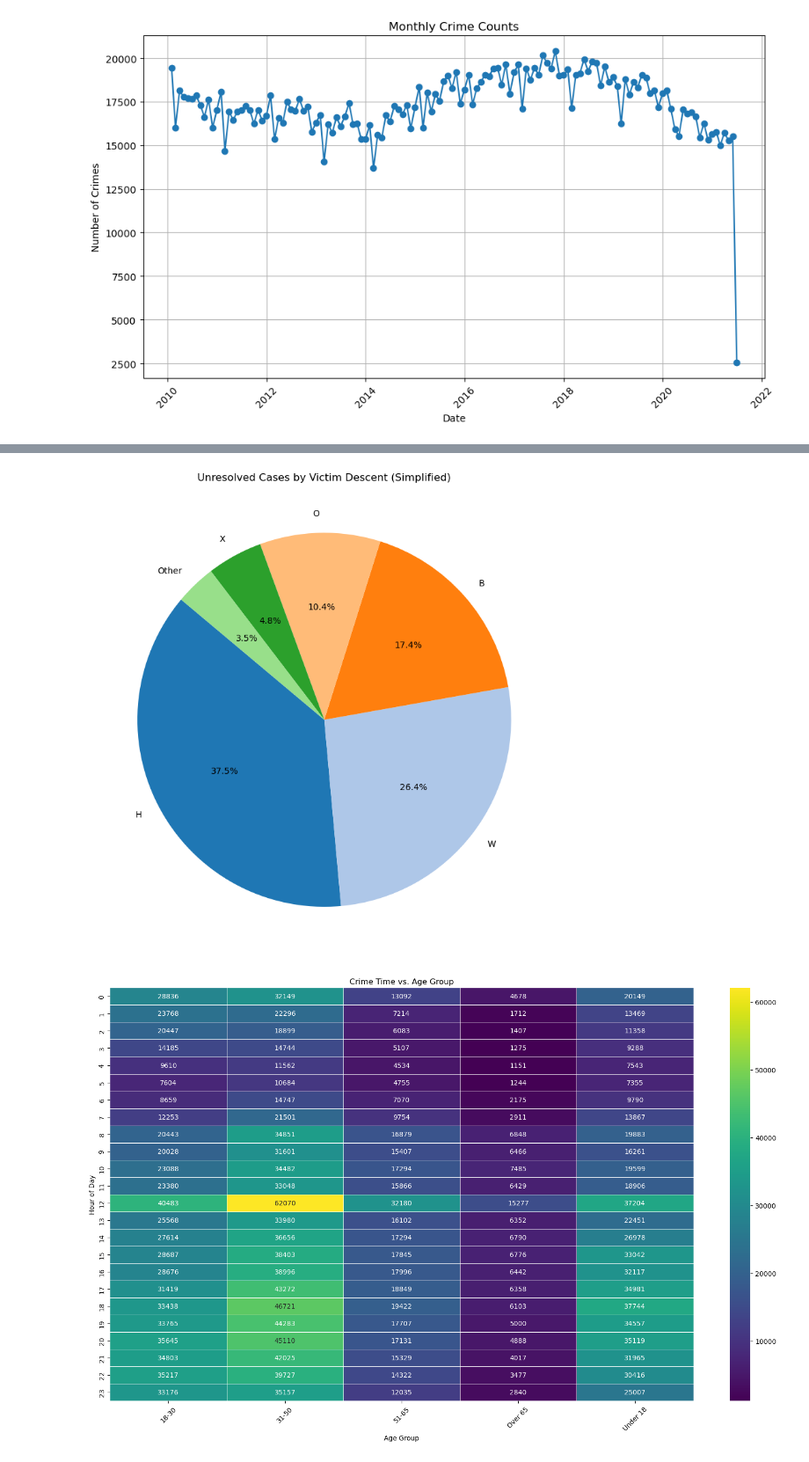
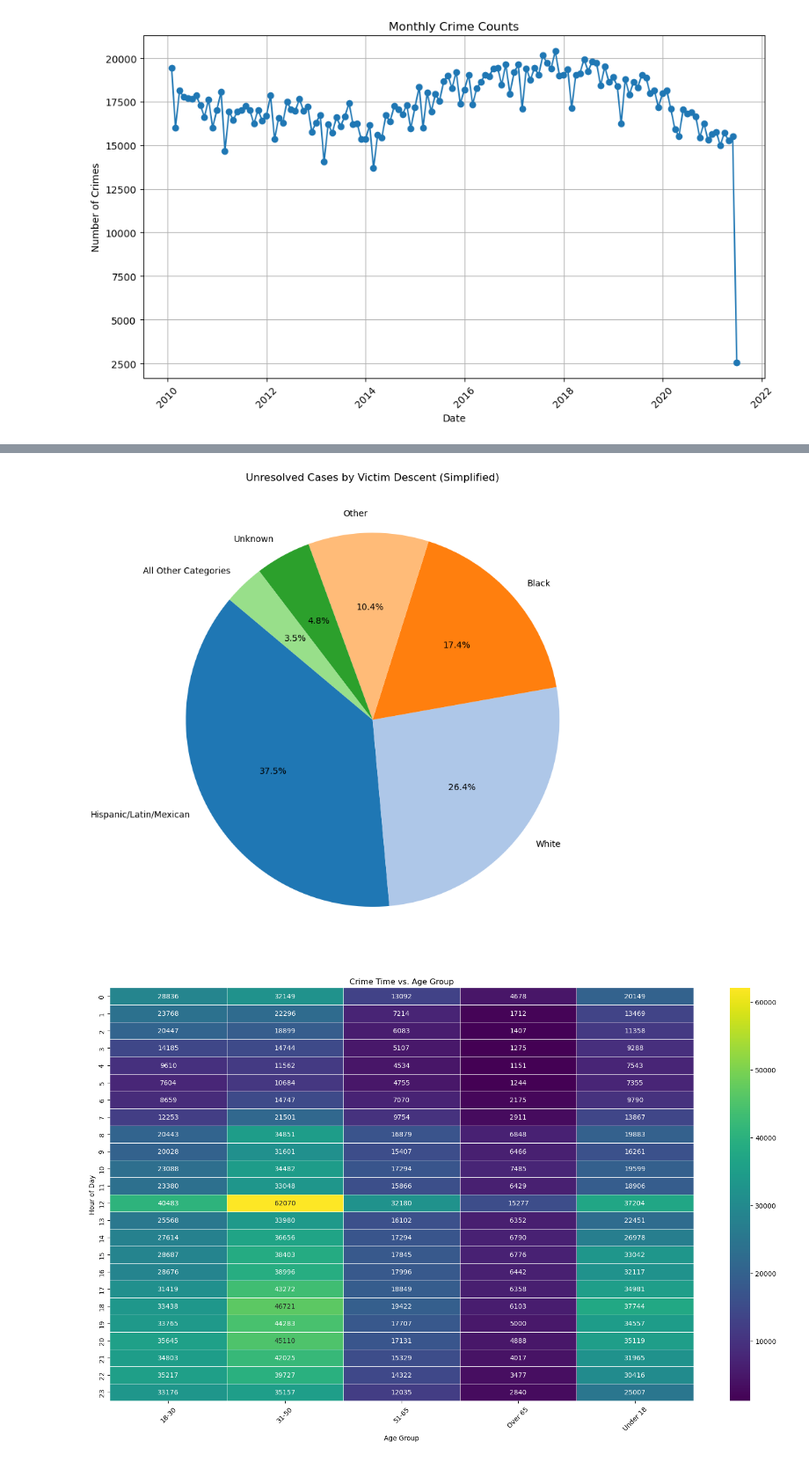
Before and after one commit to Odysseas-Stefanakis/UCalgary_Research_Odysseas, a Jupyter notebook: LA_Crime_Data.ipynb, the cells around one changed output, grey strips where cells are left out. Shown at 88% size. Saved outputs shown, nothing was run; the diff lists cells and outputs as text; code cells hidden in the pictures.

```diff
--- a/LA_Crime_Data.ipynb
+++ b/LA_Crime_Data.ipynb
@@ -347,35 +363,50 @@ plt.show()
 # %%
+import matplotlib.pyplot as plt
+
+# Mapping descent codes to full descriptions
+descent_mapping = {
+    'A': 'Other Asian', 'B': 'Black', 'C': 'Chinese', 'D': 'Cambodian',
+    'F': 'Filipino', 'G': 'Guamanian', 'H': 'Hispanic/Latin/Mexican',
+    'I': 'American Indian/Alaskan Native', 'J': 'Japanese', 'K': 'Korean',
+    'L': 'Laotian', 'O': 'Other', 'P': 'Pacific Islander', 'S': 'Samoan',
+    'U': 'Hawaiian', 'V': 'Vietnamese', 'W': 'White', 'X': 'Unknown',
+    'Z': 'Asian Indian'
+}
+
 # Calculate unresolved cases by victim descent
 status_by_descent = la_crime_data_2010_to_2021_sorted.groupby(['Vict Descent', 'Status Desc']).size().unstack(fill_value=0)
 
 # If "Unresolved" column exists, use it; otherwise, sum all statuses
 unresolved_cases = status_by_descent['Unresolved'] if 'Unresolved' in status_by_descent.columns else status_by_descent.sum(axis=1)
 
 # Sort unresolved cases
 unresolved_cases_sorted = unresolved_cases.sort_values(ascending=False)
 
-# Group smaller slices into "Other" for better readability
+# Apply descent mapping to index
+unresolved_cases_sorted.index = [descent_mapping.get(idx, idx) for idx in unresolved_cases_sorted.index]
+
+# Group smaller slices into "All Other Categories" for better readability
 threshold = 0.03  # Group categories smaller than 3% of total
 total_unresolved = unresolved_cases_sorted.sum()
 large_slices = unresolved_cases_sorted[unresolved_cases_sorted / total_unresolved > threshold]
 small_slices = unresolved_cases_sorted[unresolved_cases_sorted / total_unresolved <= threshold]
 if not small_slices.empty:
-    large_slices['Other'] = small_slices.sum()
+    large_slices['All Other Categories'] = small_slices.sum()
 
 # Simplified pie chart
 plt.figure(figsize=(10, 8))
 plt.pie(
     large_slices,
     labels=large_slices.index,
     autopct='%1.1f%%',
     startangle=140,
     colors=plt.cm.tab20.colors
 )
 plt.title('Unresolved Cases by Victim Descent (Simplified)')
 plt.tight_layout()
 plt.show()
 # %% [output]
-[figure, old version]
+[figure, new version]
 # %%
 import pandas as pd
 import matplotlib.pyplot as plt
```
Also changed, not shown: parts of 2 cells of this notebook.
